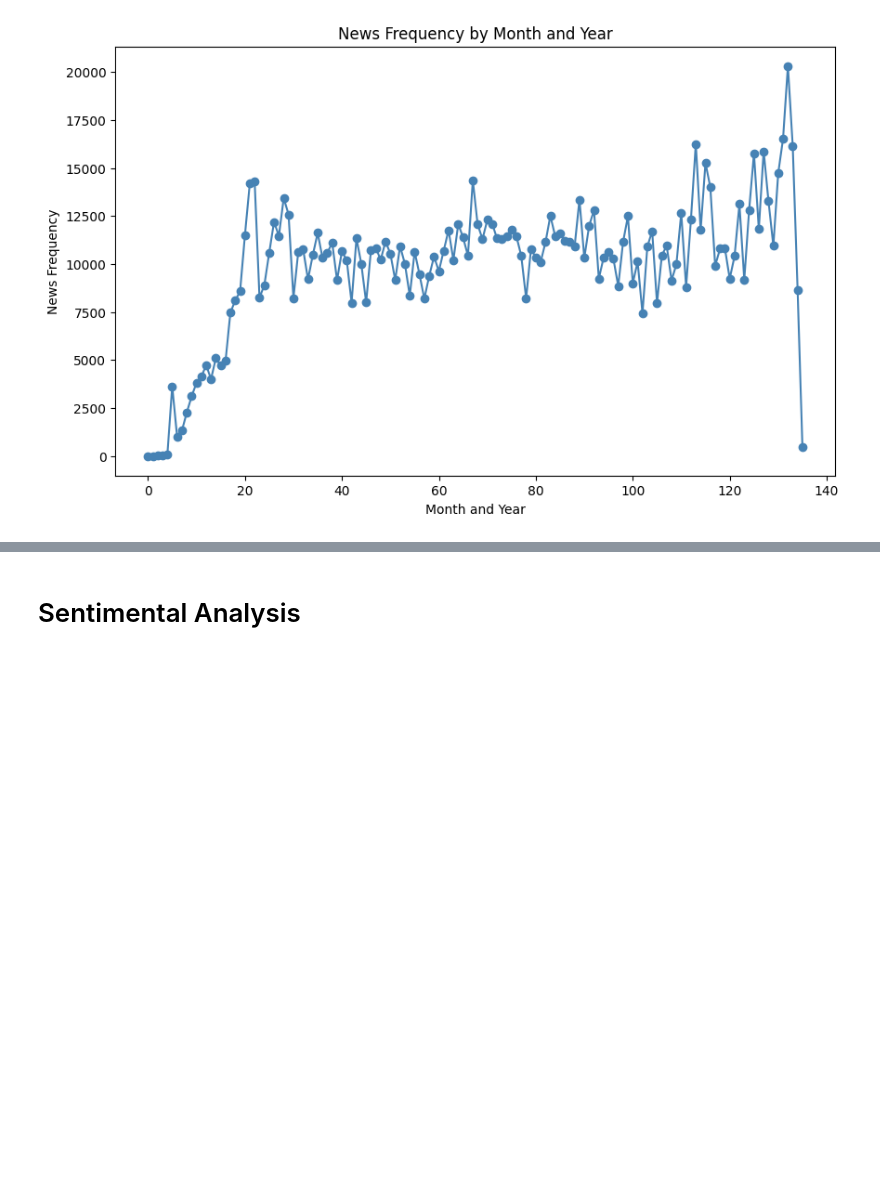
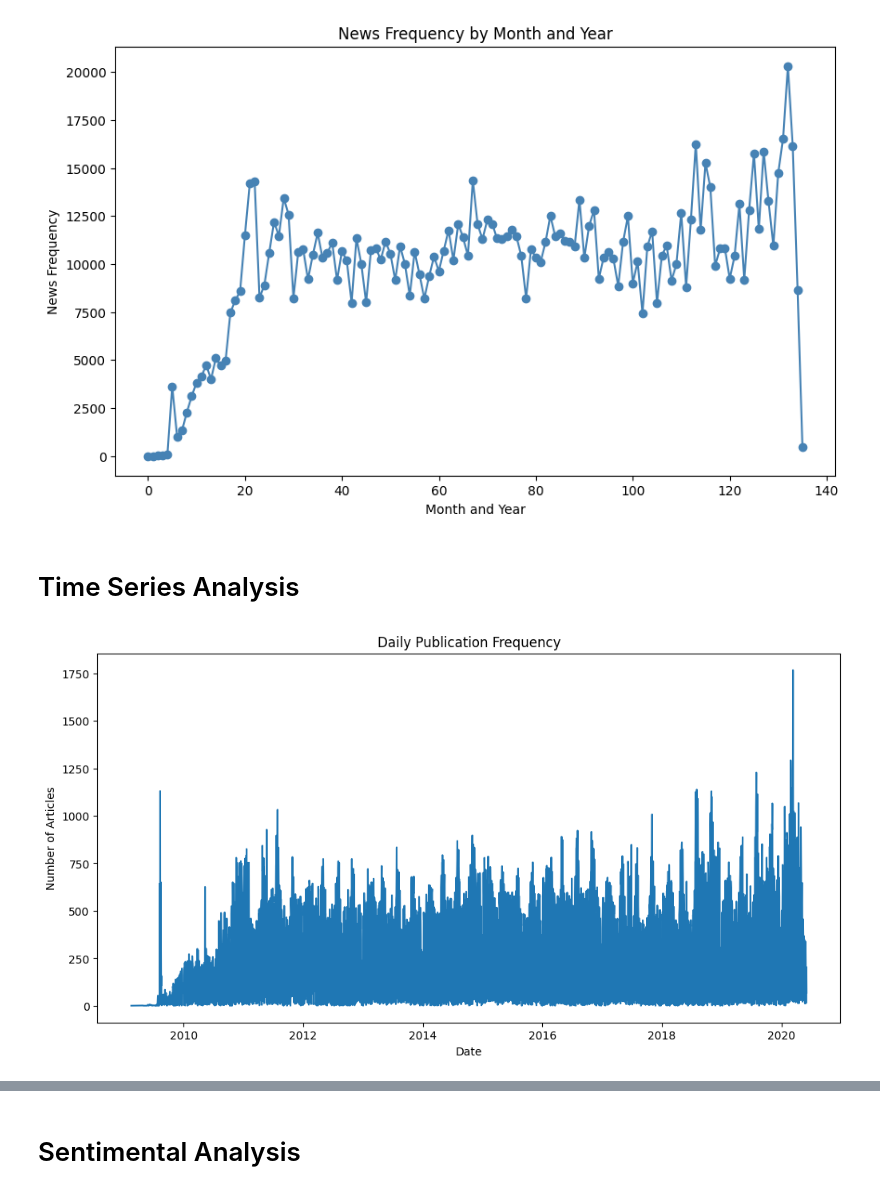
Before and after one commit to nebiyu-ethio/stock-sentiment-analysis, a Jupyter notebook: notebooks/EDA_task-1.ipynb, the cells around one changed output, grey strips where cells are left out. Saved outputs shown, nothing was run; the diff lists cells and outputs as text; code cells hidden in the pictures; blank space fills up the shorter version.

```diff
--- a/notebooks/EDA_task-1.ipynb
+++ b/notebooks/EDA_task-1.ipynb
@@ -275,3 +318,19 @@ visualize_publication_dates(news_frequency, news_frequency_monthly)
 # %% [output]
 [figure]
 [figure]
+# %% [markdown]
+# Time Series Analysis
+# %%
+# Convert the 'date' column to datetime if not already done
+df = date_to_datetime(raw_data)
+
+# Group by date and count the number of articles
+daily_publication_count = df.groupby(df['date'].dt.date).size()
+
+# Plot the publication frequency over time
+daily_publication_count.plot(kind='line', figsize=(12, 6), title='Daily Publication Frequency')
+plt.xlabel('Date')
+plt.ylabel('Number of Articles')
+plt.show()
+# %% [output]
+[figure, added]
```
Also changed, not shown: parts of 8 cells of this notebook.
